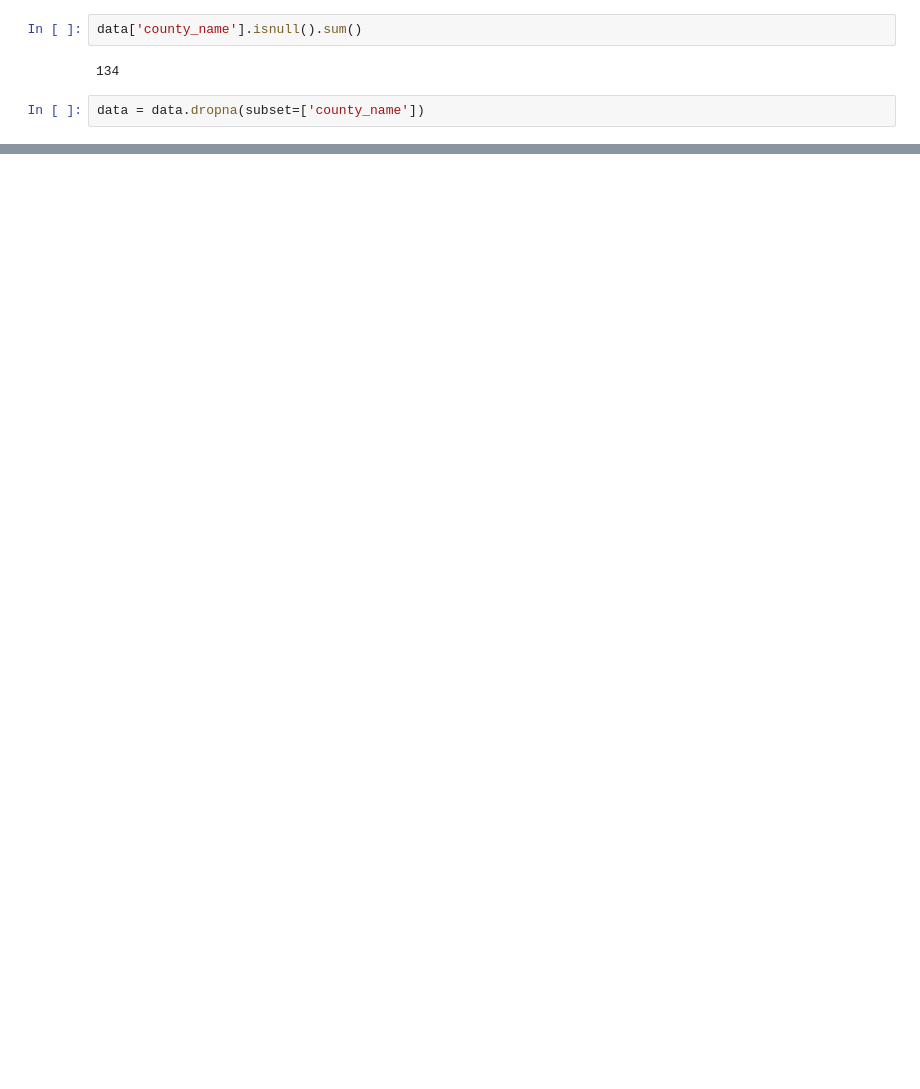
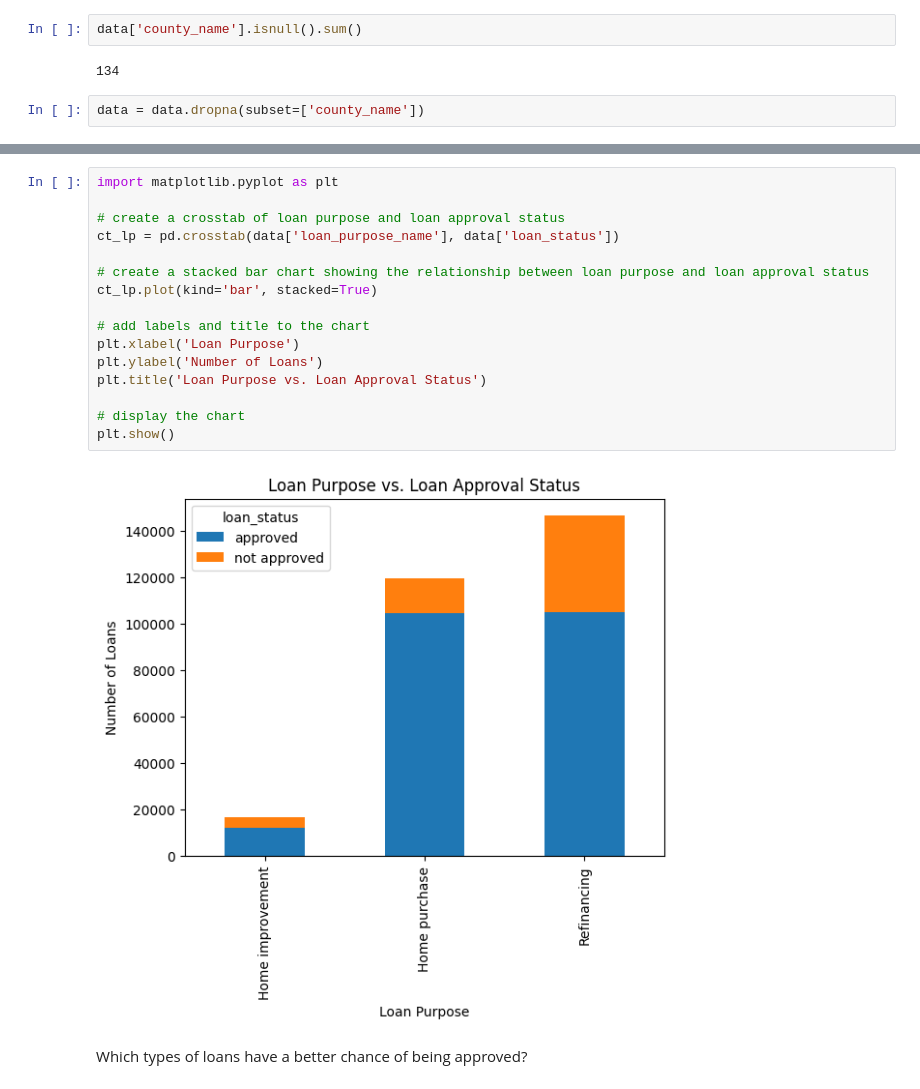
Before and after one commit to roski10/Project_Mortgages, a Jupyter notebook: notebook/Rohans_Project_Mortgages.ipynb, the cells around one changed output, grey strips where cells are left out. Saved outputs shown, nothing was run; the diff lists cells and outputs as text; blank space fills up the shorter version.

```diff
--- a/notebook/Rohans_Project_Mortgages.ipynb
+++ b/notebook/Rohans_Project_Mortgages.ipynb
@@ -413,0 +538,20 @@ dtype: float64
+# %%
+import matplotlib.pyplot as plt
+
+# create a crosstab of loan purpose and loan approval status
+ct_lp = pd.crosstab(data['loan_purpose_name'], data['loan_status'])
+
+# create a stacked bar chart showing the relationship between loan purpose and loan approval status
+ct_lp.plot(kind='bar', stacked=True)
+
+# add labels and title to the chart
+plt.xlabel('Loan Purpose')
+plt.ylabel('Number of Loans')
+plt.title('Loan Purpose vs. Loan Approval Status')
+
+# display the chart
+plt.show()
+# %% [output]
+[figure, added]
+# %% [markdown]
+Which types of loans have a better chance of being approved?
```
Also changed, not shown: parts of 47 cells of this notebook.
